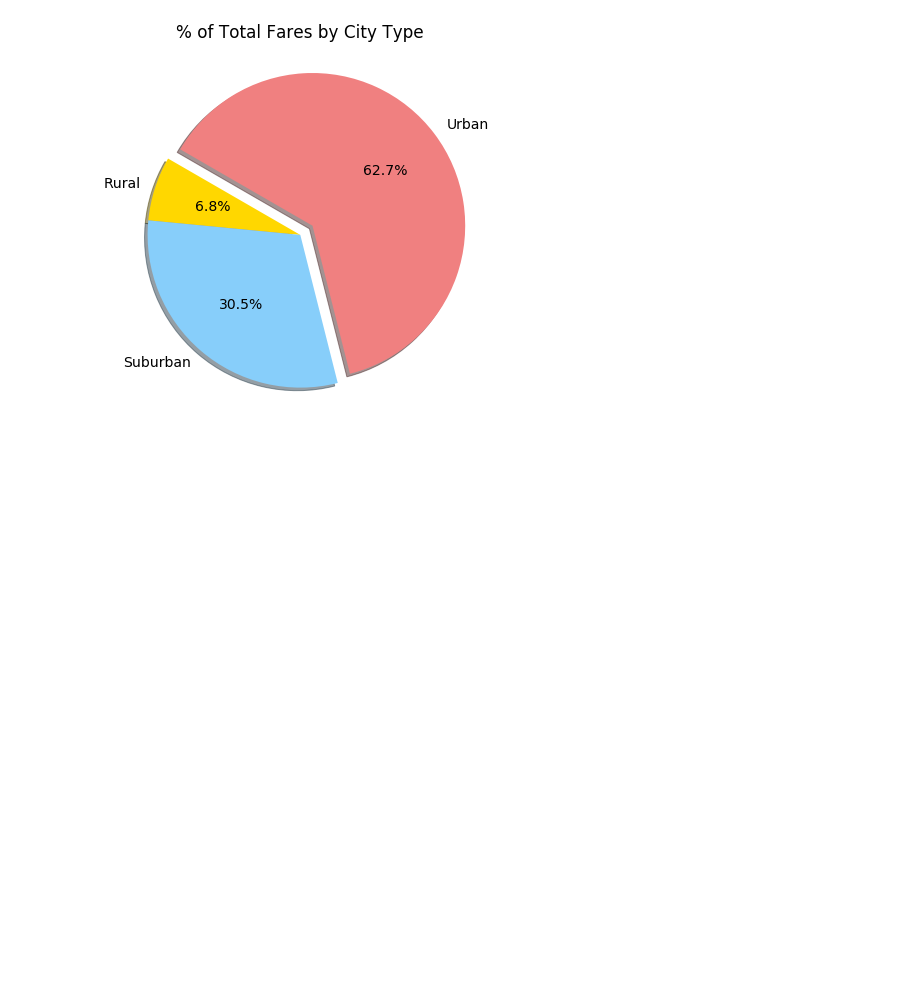
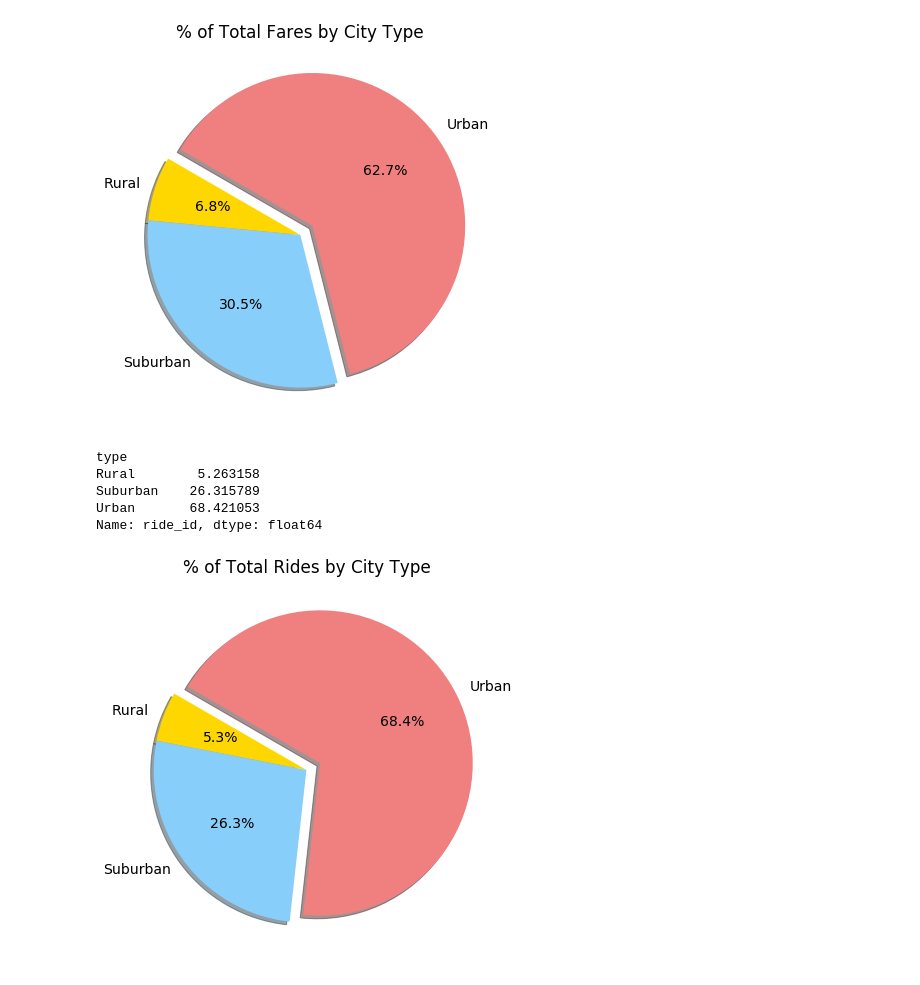
Before and after one commit to quintonw1/Pyber_Analysis, a Jupyter notebook: Pyber.ipynb, the cells around one changed output. Saved outputs shown, nothing was run; the diff lists cells and outputs as text; code cells hidden in the pictures; blank space fills up the shorter version.

Commit message:
Adding Pie charts for ride data

```diff
--- a/Pyber.ipynb
+++ b/Pyber.ipynb
@@ -763,3 +763,28 @@ plt.savefig("analysis/Fig5.png")
 plt.show()
 # %% [output]
 [figure]
+# %%
+# Pie Charts for Total Rides by City Type
+
+percent_rides_type = 100* combined_df.groupby(["type"]).count()["ride_id"] / combined_df["ride_id"].count()
+percent_rides_type
+# %% [output]
+type
+Rural        5.263158
+Suburban    26.315789
+Urban       68.421053
+Name: ride_id, dtype: float64
+# %%
+# Create Pie chart showing percentages
+explode = [0,0,0.1]
+plt.subplots(figsize = (10,6))
+
+colors = ["gold", "lightskyblue", "lightcoral"]
+labels = ["Rural", "Suburban", "Urban"]
+plt.pie(percent_rides_type, labels = labels, explode = explode, colors = colors, autopct = "%1.1f%%", shadow = True, startangle = 150)
+plt.title('% of Total Rides by City Type')
+mpl.rcParams['font.size'] = 14
+plt.savefig("analysis/Fig6.png")
+plt.show()
+# %% [output]
+[figure, added]
```
Also changed, not shown: 1 other file.
